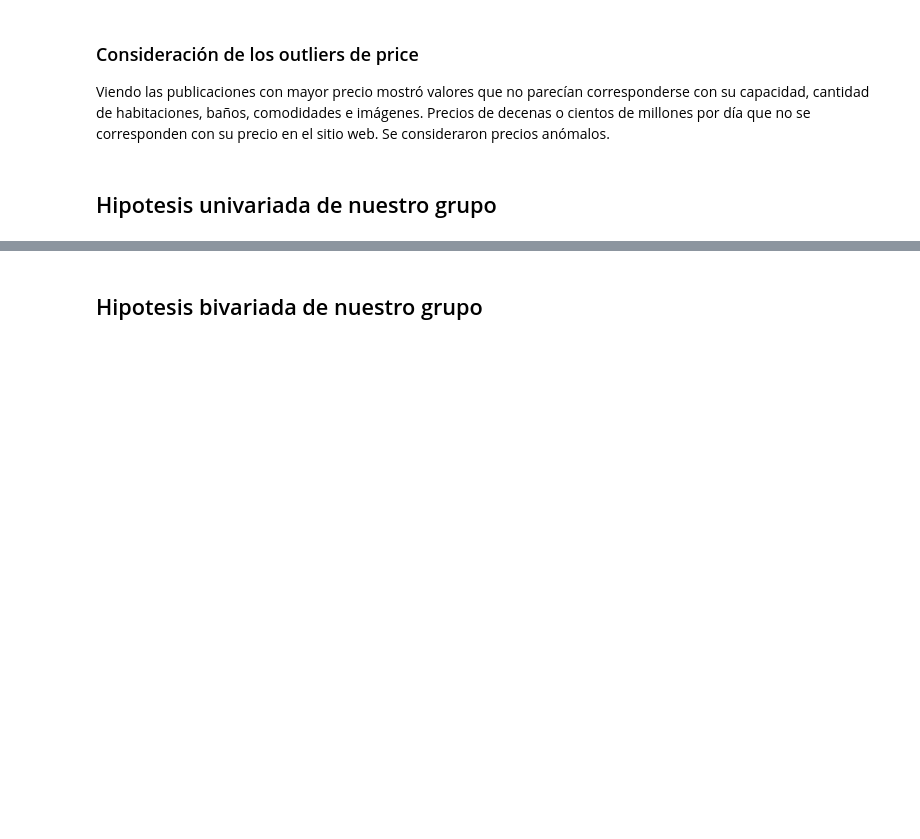
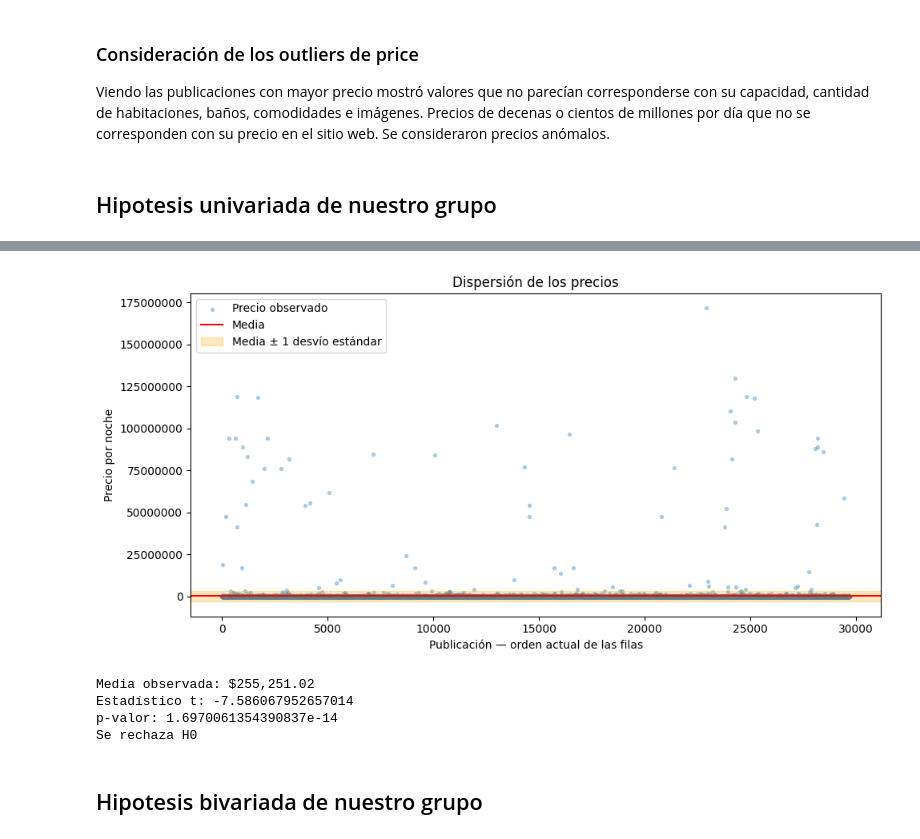
Before and after one commit to ClariflaroCode/TP_fundamentos_grupo30_airbnb, a Jupyter notebook: Entrega.ipynb, the cells around one changed output, grey strips where cells are left out. Drawn from its saved outputs; the diff is of its cells as text; code cells hidden in the pictures; blank space fills up the shorter version.

```diff
--- a/Entrega.ipynb
+++ b/Entrega.ipynb
@@ -137,2 +217,59 @@ df_listing = df_listing.drop(index=df_listing[condicion].index)
+# %%
+precios = df_listing["price"].dropna()
+precios = precios[np.isfinite(precios) & (precios > 0)]
+
+media = precios.mean()
+desvio = precios.std()
+
+fig, ax = plt.subplots(figsize=(10, 5))
+
+ax.scatter(
+    range(len(precios)), precios,
+    s=8, alpha=0.3, label="Precio observado"
+)
+
+ax.axhline(media, color="red", label="Media")
+
+ax.axhspan(
+    media - desvio,
+    media + desvio,
+    color="orange",
+    alpha=0.25,
+    label="Media ± 1 desvío estándar"
+)
+
+ax.set_xlabel("Publicación — orden actual de las filas")
+ax.set_ylabel("Precio por noche")
+ax.set_title("Dispersión de los precios")
+ax.ticklabel_format(axis="y", style="plain")
+ax.legend()
+
+plt.tight_layout()
+plt.show()
+# %% [output]
+[figure, added]
+# %%
+precios = df_listing["price"].dropna()
+precios = precios[np.isfinite(precios) & (precios > 0)]
+
+t, p = stats.ttest_1samp(
+    precios,
+    popmean=400_000,
+    alternative="less"
+)
+
+print(f"Media observada: ${precios.mean():,.2f}")
+print(f"Estadístico t: {t}")
+print(f"p-valor: {p}")
+
+if p < 0.05:
+    print("Se rechaza H0")
+else:
+    print("No se rechaza H0")
+# %% [output]
+Media observada: $255,251.02
+Estadístico t: -7.586067952657014
+p-valor: 1.6970061354390837e-14
+Se rechaza H0
 # %% [markdown]
 ## Hipotesis bivariada de nuestro grupo
```
Also changed, not shown: parts of 11 cells of this notebook.
